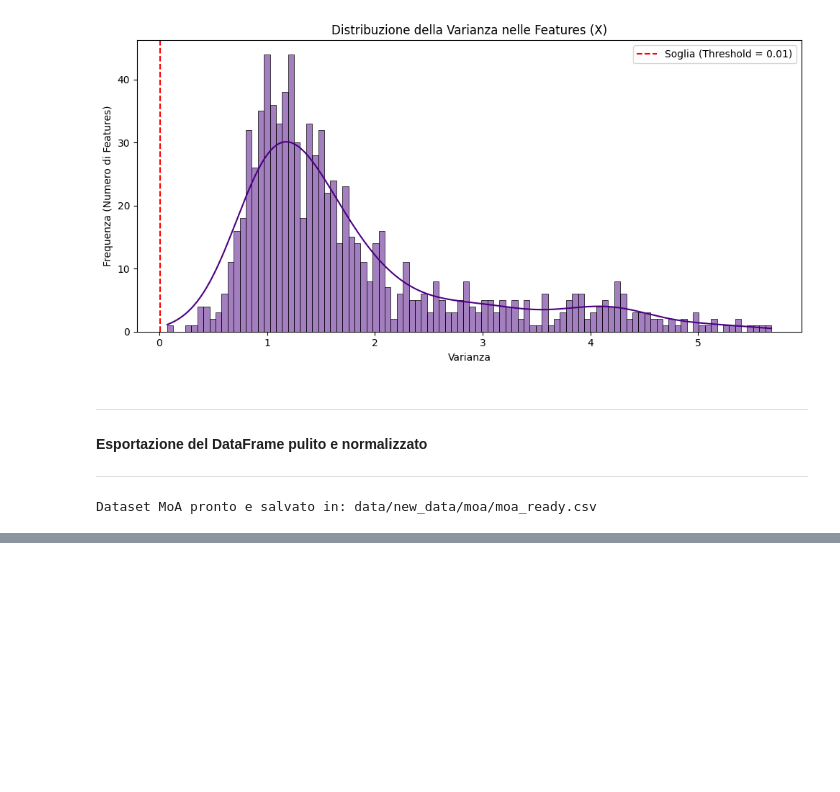
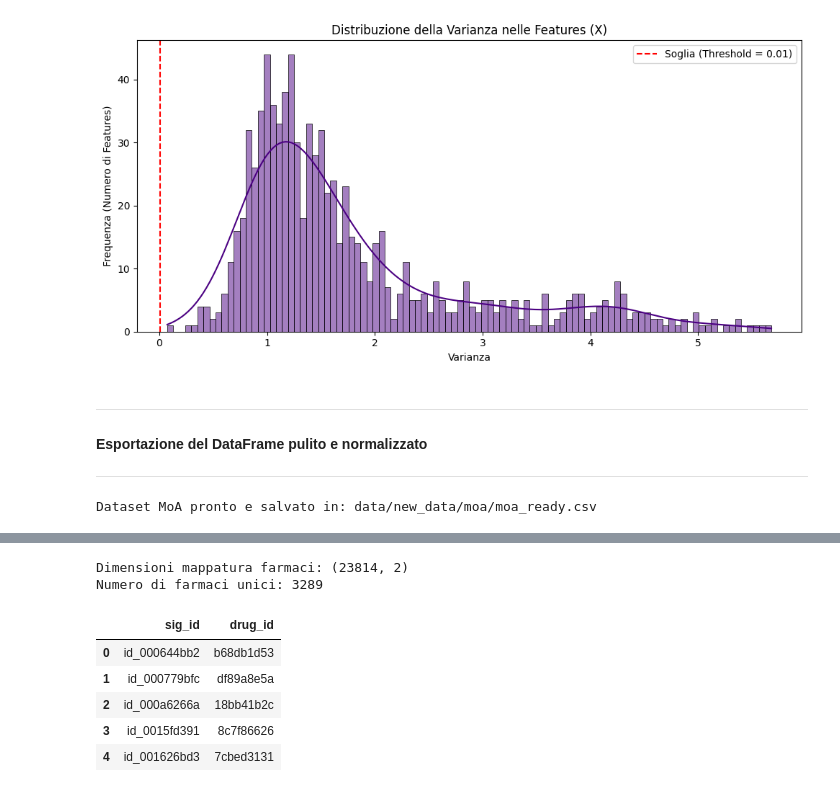
Before and after one commit to OvrTnkDev/DualPath-MedAI, a Jupyter notebook: DualPath_MedAI.ipynb, the cells around one changed output, grey strips where cells are left out. Cells and saved outputs as stored; diff of their text form; code cells hidden in the pictures; blank space fills up the shorter version.

```diff
--- a/DualPath_MedAI.ipynb
+++ b/DualPath_MedAI.ipynb
@@ -414,0 +458,17 @@ Dataset MoA pronto e salvato in: data/new_data/moa/moa_ready.csv
+# %%
+# 1. Carichiamo la mappatura dei farmaci di Kaggle
+drugs_moa = pd.read_csv('data/moa/train_drug.csv')
+
+# 2. Stampiamo le info essenziali
+print(f"Dimensioni mappatura farmaci: {drugs_moa.shape}")
+print(f"Numero di farmaci unici: {drugs_moa['drug_id'].nunique()}")
+display(drugs_moa.head())
+# %% [output]
+Dimensioni mappatura farmaci: (23814, 2)
+Numero di farmaci unici: 3289
+|  | sig_id | drug_id |
+| 0 | id_000644bb2 | b68db1d53 |
+| 1 | id_000779bfc | df89a8e5a |
+| 2 | id_000a6266a | 18bb41b2c |
+| 3 | id_0015fd391 | 8c7f86626 |
+| 4 | id_001626bd3 | 7cbed3131 |
```
Also changed, not shown: parts of 5 cells of this notebook.
